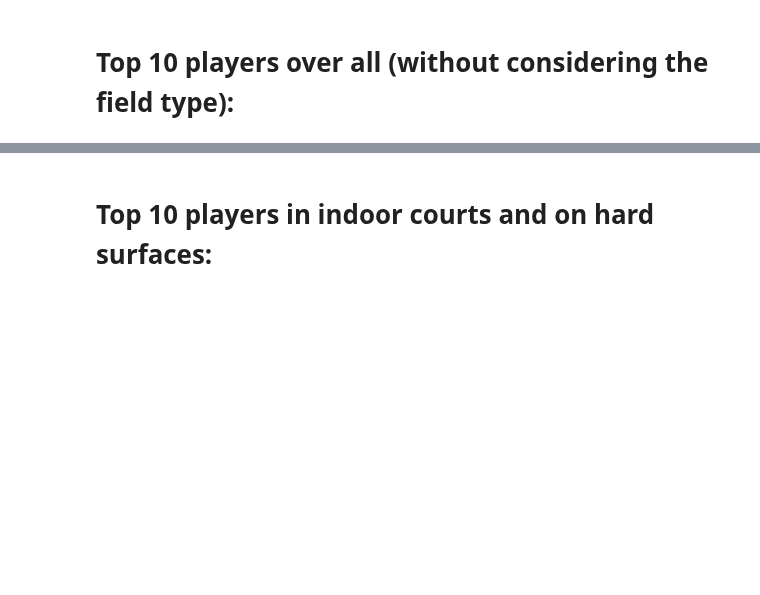
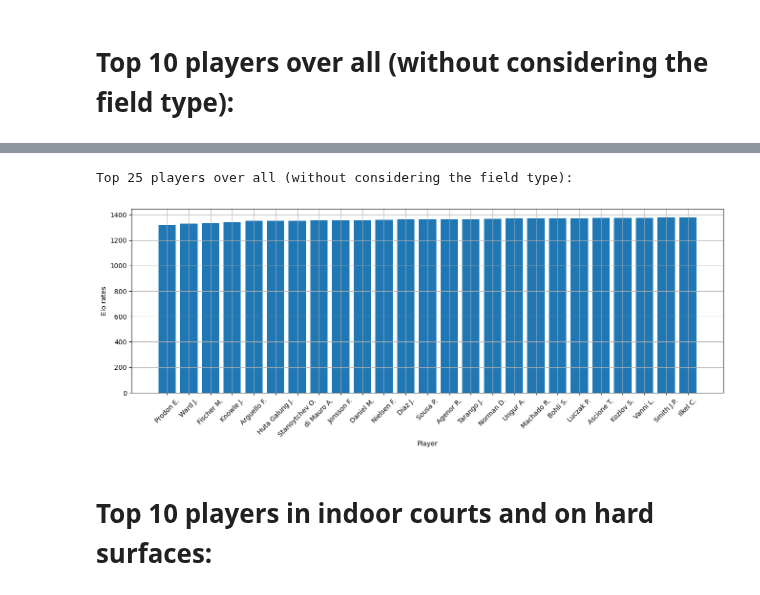
Before and after one commit to sprogl/sporting-bet-prediction, a Jupyter notebook: eda.ipynb, the cells around one changed output, grey strips where cells are left out. Cells and saved outputs as stored; diff of their text form; code cells hidden in the pictures; blank space fills up the shorter version.

Commit message:
added things to the report

```diff
--- a/eda.ipynb
+++ b/eda.ipynb
@@ -272,3 +273,28 @@ Top 10 players over all (without considering the field type):
+# %%
+import matplotlib.pyplot as plt
+
+n_top = 25
+df_rates = elo_rates[["Player", "elo"]].sort_values(by="elo", ascending=True)
+
+print(f"Top {n_top} players over all (without considering the field type):")
+
+# Plot
+plt.figure(figsize=(16, 5))
+plt.grid()
+plt.bar(x=df_rates["Player"].iloc[:n_top], height=df_rates["elo"].iloc[:n_top])
+
+# Add labels and title
+plt.xticks(rotation=45)
+plt.xlabel("Player")
+plt.ylabel("Elo rates")
+
+# Save the plot
+plt.savefig(f"report/final/pictures/bottom-{n_top}-elo-rates.pdf")
+
+plt.show()
+# %% [output]
+Top 25 players over all (without considering the field type):
+[figure, added]
 # %% [markdown]
 # Top 10 players in indoor courts and on hard surfaces:
 # %%
```
Also changed, not shown: parts of 7 cells of this notebook, 16 other files.
